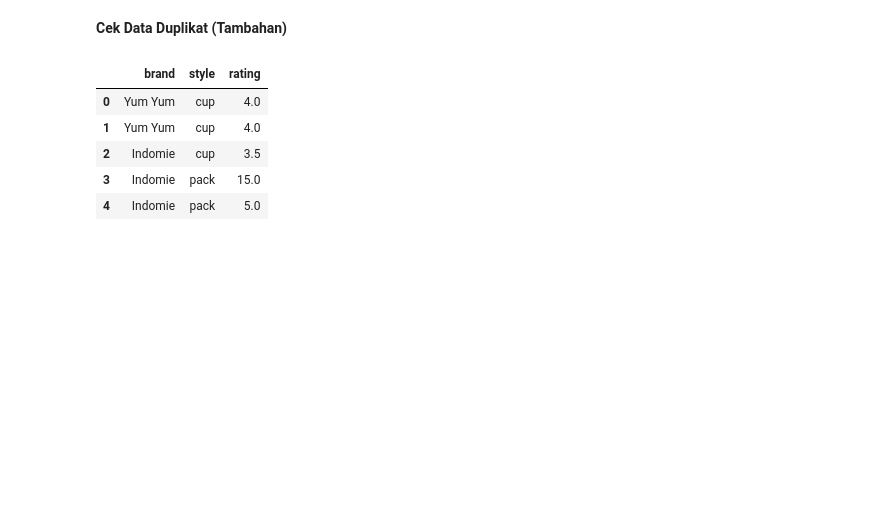
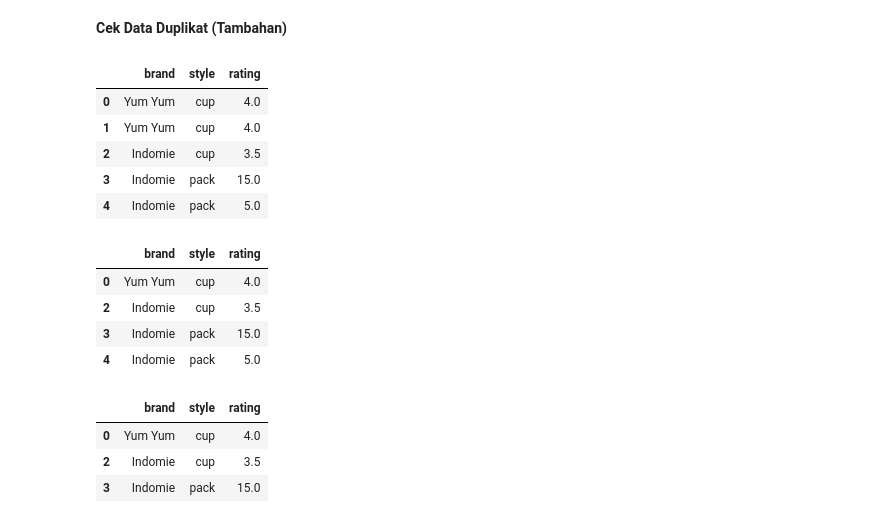
Before and after one commit to r-ap/TrainingMachineLearning, a Jupyter notebook: BFI_PYIM_6_2.ipynb, the cells around one changed output. Saved outputs shown, nothing was run; the diff lists cells and outputs as text; code cells hidden in the pictures; blank space fills up the shorter version.

```diff
--- a/BFI_PYIM_6_2.ipynb
+++ b/BFI_PYIM_6_2.ipynb
@@ -181,3 +181,29 @@ df
 | 2 | Indomie | cup | 3.5 |
 | 3 | Indomie | pack | 15.0 |
 | 4 | Indomie | pack | 5.0 |
+# %%
+df.duplicated()
+df[df.duplicated()]
+
+#hapus yang awal
+df.duplicated(keep='last')
+
+#menghilangkan duplikat
+df[~df.duplicated()]
+# %% [output]
+|  | brand | style | rating |
+| 0 | Yum Yum | cup | 4.0 |
+| 2 | Indomie | cup | 3.5 |
+| 3 | Indomie | pack | 15.0 |
+| 4 | Indomie | pack | 5.0 |
+# %%
+#hapus duplicate hanya colum tertentu
+
+df.duplicated(subset=['brand','style'], keep='first')
+
+df[~df.duplicated(subset=['brand','style'], keep='first')]
+# %% [output]
+|  | brand | style | rating |
+| 0 | Yum Yum | cup | 4.0 |
+| 2 | Indomie | cup | 3.5 |
+| 3 | Indomie | pack | 15.0 |
```
Also changed, not shown: parts of 2 cells of this notebook.
